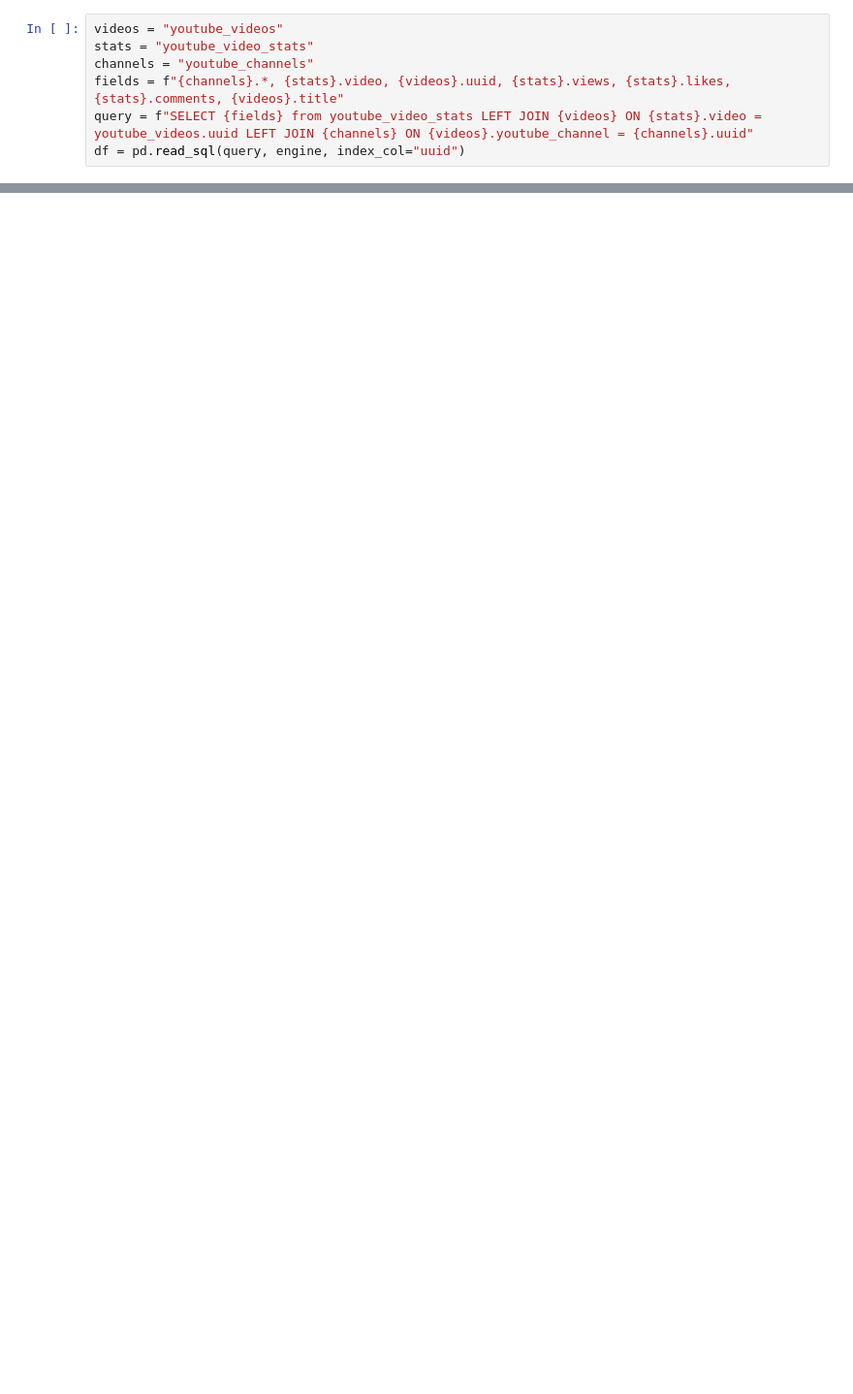
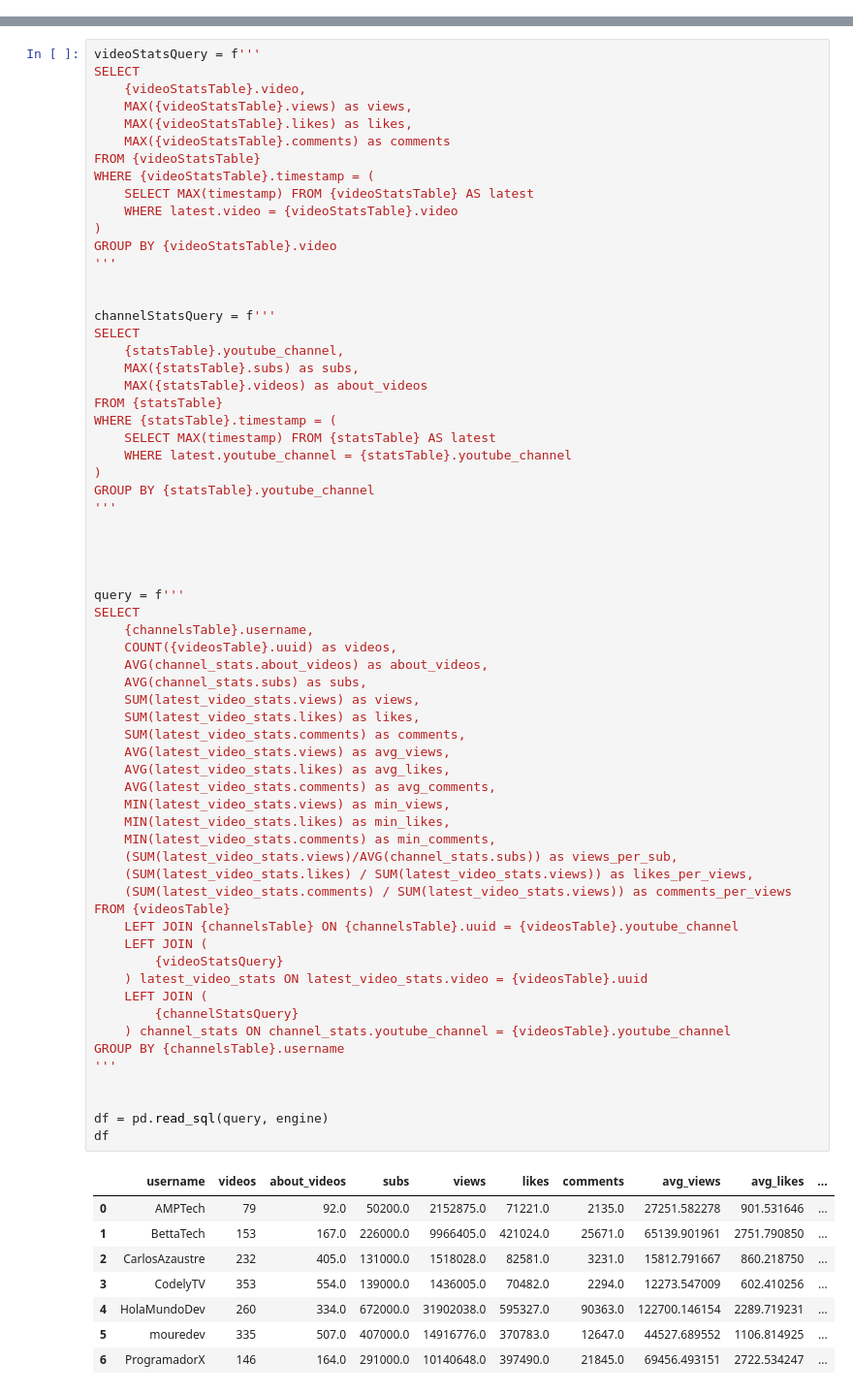
Before and after one commit to BrianValdiviesoDev/social-analyzer-api, a Jupyter notebook: notebooks/analytics.ipynb, the cells around one changed output, grey strips where cells are left out. Shown at 97% size. Cells and saved outputs as stored; diff of their text form; blank space fills up the shorter version.

```diff
--- a/notebooks/analytics.ipynb
+++ b/notebooks/analytics.ipynb
@@ -21,7 +25,0 @@ engine = create_engine(postgres_uri, echo=True)
-# %%
-videos = "youtube_videos"
-stats = "youtube_video_stats"
-channels = "youtube_channels"
-fields = f"{channels}.*, {stats}.video, {videos}.uuid, {stats}.views, {stats}.likes, {stats}.comments, {videos}.title"
-query = f"SELECT {fields} from youtube_video_stats LEFT JOIN {videos} ON {stats}.video = youtube_videos.uuid LEFT JOIN {channels} ON {videos}.youtube_channel = {channels}.uuid"
-df = pd.read_sql(query, engine, index_col="uuid")
@@ -34,0 +74,73 @@ df = pd.read_sql(query, engine, index_col="uuid")
+# %%
+videoStatsQuery = f'''
+SELECT
+    {videoStatsTable}.video,
+    MAX({videoStatsTable}.views) as views,
+    MAX({videoStatsTable}.likes) as likes,
+    MAX({videoStatsTable}.comments) as comments
+FROM {videoStatsTable}
+WHERE {videoStatsTable}.timestamp = (
+    SELECT MAX(timestamp) FROM {videoStatsTable} AS latest
+    WHERE latest.video = {videoStatsTable}.video
+)
+GROUP BY {videoStatsTable}.video
+'''
+
+
+channelStatsQuery = f'''
+SELECT
+    {statsTable}.youtube_channel,
+    MAX({statsTable}.subs) as subs,
+    MAX({statsTable}.videos) as about_videos
+FROM {statsTable}
+WHERE {statsTable}.timestamp = (
+    SELECT MAX(timestamp) FROM {statsTable} AS latest
+    WHERE latest.youtube_channel = {statsTable}.youtube_channel
+)
+GROUP BY {statsTable}.youtube_channel
+'''
+
+
+
+
+query = f'''
+SELECT
+    {channelsTable}.username,
+    COUNT({videosTable}.uuid) as videos,
+    AVG(channel_stats.about_videos) as about_videos,
+    AVG(channel_stats.subs) as subs,
+    SUM(latest_video_stats.views) as views,
+    SUM(latest_video_stats.likes) as likes,
+    SUM(latest_video_stats.comments) as comments,
+    AVG(latest_video_stats.views) as avg_views,
+    AVG(latest_video_stats.likes) as avg_likes,
+    AVG(latest_video_stats.comments) as avg_comments,
+    MIN(latest_video_stats.views) as min_views,
+    MIN(latest_video_stats.likes) as min_likes,
+    MIN(latest_video_stats.comments) as min_comments,
+    (SUM(latest_video_stats.views)/AVG(channel_stats.subs)) as views_per_sub,
+    (SUM(latest_video_stats.likes) / SUM(latest_video_stats.views)) as likes_per_views,
+    (SUM(latest_video_stats.comments) / SUM(latest_video_stats.views)) as comments_per_views
+FROM {videosTable}
+    LEFT JOIN {channelsTable} ON {channelsTable}.uuid = {videosTable}.youtube_channel
+    LEFT JOIN (
+        {videoStatsQuery}
+    ) latest_video_stats ON latest_video_stats.video = {videosTable}.uuid
+    LEFT JOIN (
+        {channelStatsQuery}
+    ) channel_stats ON channel_stats.youtube_channel = {videosTable}.youtube_channel
+GROUP BY {channelsTable}.username
+'''
+
+
+df = pd.read_sql(query, engine)
+df
+# %% [output]
+|  | username | videos | about_videos | subs | views | likes | comments | avg_views | avg_likes | ... |
+| 0 | AMPTech | 79 | 92.0 | 50200.0 | 2152875.0 | 71221.0 | 2135.0 | 27251.582278 | 901.531646 | ... |
+| 1 | BettaTech | 153 | 167.0 | 226000.0 | 9966405.0 | 421024.0 | 25671.0 | 65139.901961 | 2751.790850 | ... |
+| 2 | CarlosAzaustre | 232 | 405.0 | 131000.0 | 1518028.0 | 82581.0 | 3231.0 | 15812.791667 | 860.218750 | ... |
+| 3 | CodelyTV | 353 | 554.0 | 139000.0 | 1436005.0 | 70482.0 | 2294.0 | 12273.547009 | 602.410256 | ... |
+| 4 | HolaMundoDev | 260 | 334.0 | 672000.0 | 31902038.0 | 595327.0 | 90363.0 | 122700.146154 | 2289.719231 | ... |
+| 5 | mouredev | 335 | 507.0 | 407000.0 | 14916776.0 | 370783.0 | 12647.0 | 44527.689552 | 1106.814925 | ... |
+| 6 | ProgramadorX | 146 | 164.0 | 291000.0 | 10140648.0 | 397490.0 | 21845.0 | 69456.493151 | 2722.534247 | ... |
```
Also changed, not shown: parts of 8 cells of this notebook, 2 other files.
